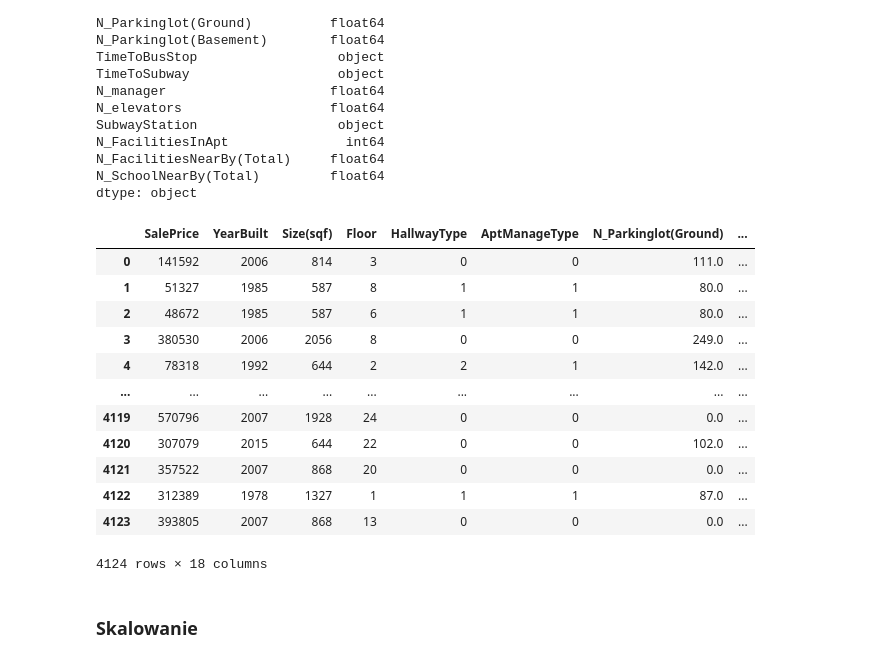
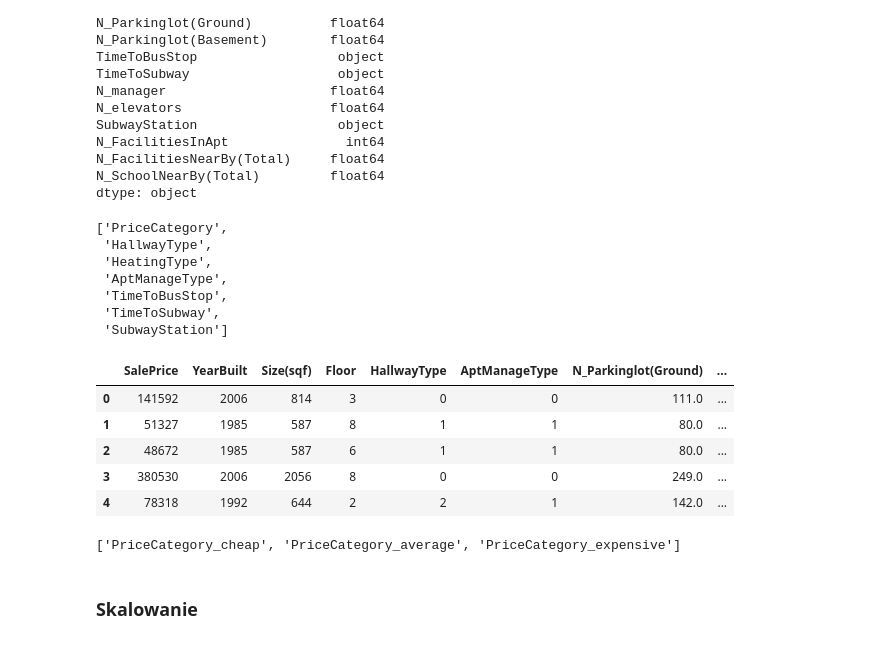
Before and after one commit to janekfilipecki/neural-networks, a Jupyter notebook: embeddings.ipynb, the cells around one changed output. Drawn from its saved outputs; the diff is of its cells as text; code cells hidden in the pictures.

```diff
--- a/embeddings.ipynb
+++ b/embeddings.ipynb
@@ -176,6 +176,16 @@ N_FacilitiesInApt               int64
 N_FacilitiesNearBy(Total)     float64
 N_SchoolNearBy(Total)         float64
 dtype: object
+# %%
+list(categorical_columns)
+# %% [output]
+['PriceCategory',
+ 'HallwayType',
+ 'HeatingType',
+ 'AptManageType',
+ 'TimeToBusStop',
+ 'TimeToSubway',
+ 'SubwayStation']
 # %%
 def one_hot_encoder(df):
     columns = df.select_dtypes(include=[object, 'category']).columns
@@ -203,21 +213,14 @@ def ordinal_encoder(df):
 # %%
 # Usuwam kolumny "HeatingType", "SubwayStation"
 train_data = train_data.drop(["HeatingType", "SubwayStation"], axis=1)
 encoded_train = ordinal_encoder(train_data)
 encoded_target_task_data = ordinal_encoder(
     target_task_data.drop(["HeatingType", "SubwayStation"], axis=1))
-encoded_train
+encoded_train.head()
 # %% [output]
 |  | SalePrice | YearBuilt | Size(sqf) | Floor | HallwayType | AptManageType | N_Parkinglot(Ground) | ... |
 | 0 | 141592 | 2006 | 814 | 3 | 0 | 0 | 111.0 | ... |
 | 1 | 51327 | 1985 | 587 | 8 | 1 | 1 | 80.0 | ... |
 | 2 | 48672 | 1985 | 587 | 6 | 1 | 1 | 80.0 | ... |
 | 3 | 380530 | 2006 | 2056 | 8 | 0 | 0 | 249.0 | ... |
 | 4 | 78318 | 1992 | 644 | 2 | 2 | 1 | 142.0 | ... |
-| ... | ... | ... | ... | ... | ... | ... | ... | ... |
-| 4119 | 570796 | 2007 | 1928 | 24 | 0 | 0 | 0.0 | ... |
-| 4120 | 307079 | 2015 | 644 | 22 | 0 | 0 | 102.0 | ... |
-| 4121 | 357522 | 2007 | 868 | 20 | 0 | 0 | 0.0 | ... |
-| 4122 | 312389 | 1978 | 1327 | 1 | 1 | 1 | 87.0 | ... |
-| 4123 | 393805 | 2007 | 868 | 13 | 0 | 0 | 0.0 | ... |
-4124 rows × 18 columns
@@ -224,2 +232,7 @@ encoded_train
+# %%
+labels_columns = list(encoded_train.columns)[-3:]
+labels_columns
+# %% [output]
+['PriceCategory_cheap', 'PriceCategory_average', 'PriceCategory_expensive']
 # %% [markdown]
 ### Skalowanie
```
Also changed, not shown: parts of 9 cells of this notebook, 1 other file.
